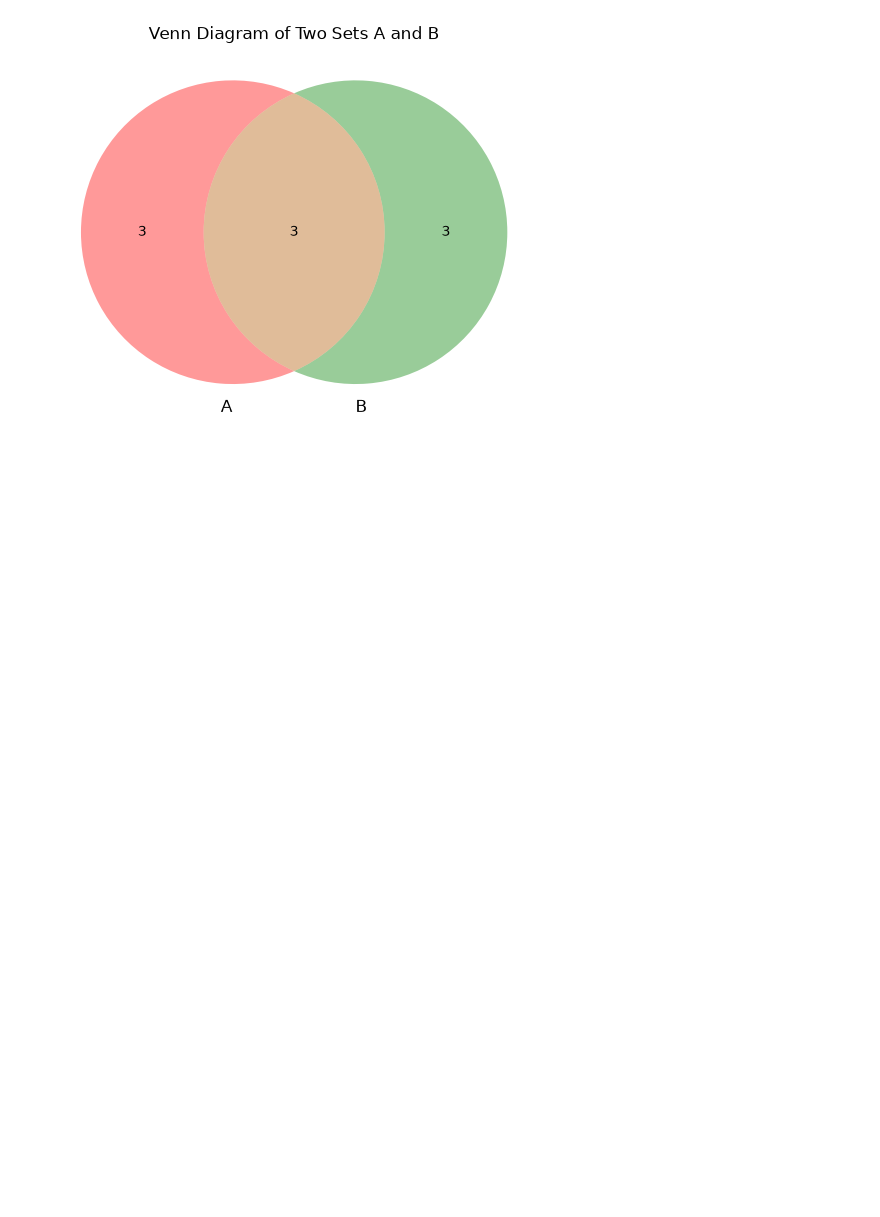
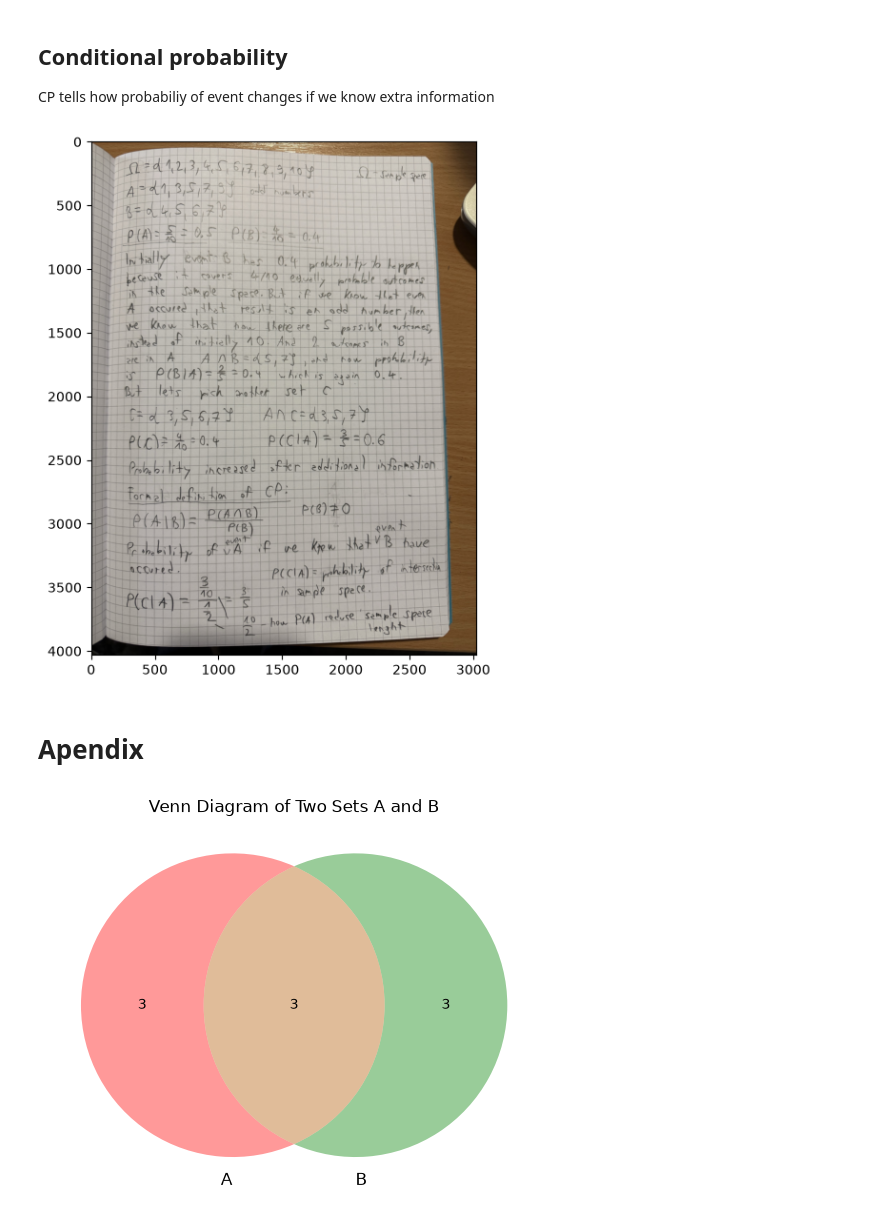
Before and after one commit to Adil-Eminagic/Science-Python, a Jupyter notebook: satistics_probability/probabililty/bayes_theorem.ipynb, the cells around one changed output. Drawn from its saved outputs; the diff is of its cells as text; code cells hidden in the pictures; blank space fills up the shorter version.

```diff
--- a/satistics_probability/probabililty/bayes_theorem.ipynb
+++ b/satistics_probability/probabililty/bayes_theorem.ipynb
@@ -4,3 +9,17 @@ from matplotlib_venn import venn2
+# %% [markdown]
+## Conditional probability
+
+CP tells how probabiliy of event changes if we know extra information
+# %%
+cp = plt.imread("images/CP.jpg")
+# %%
+plt.figure(figsize=[13,7])
+plt.imshow(cp)
+plt.show()
+# %% [output]
+[figure, added]
+# %% [markdown]
+# Apendix
 # %%
 A = { 1 , 2 , 3 , 4 , 5 , 6}
 B = { 4 , 5 , 6 , 7 , 8 , 9}
```
Also changed, not shown: parts of 2 cells of this notebook, 18 other files.
